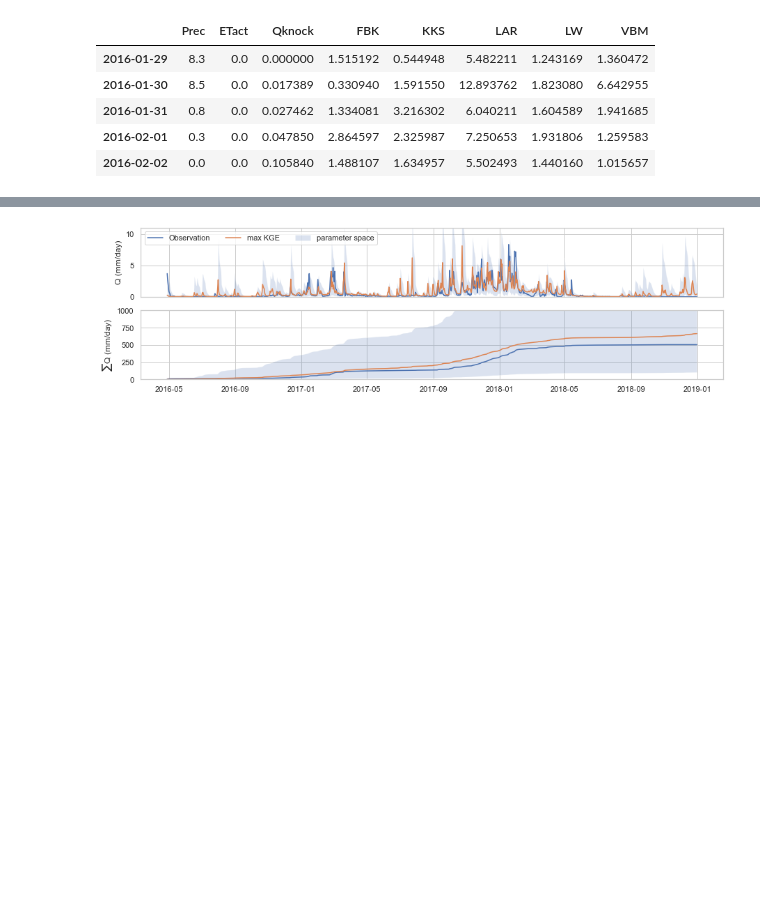
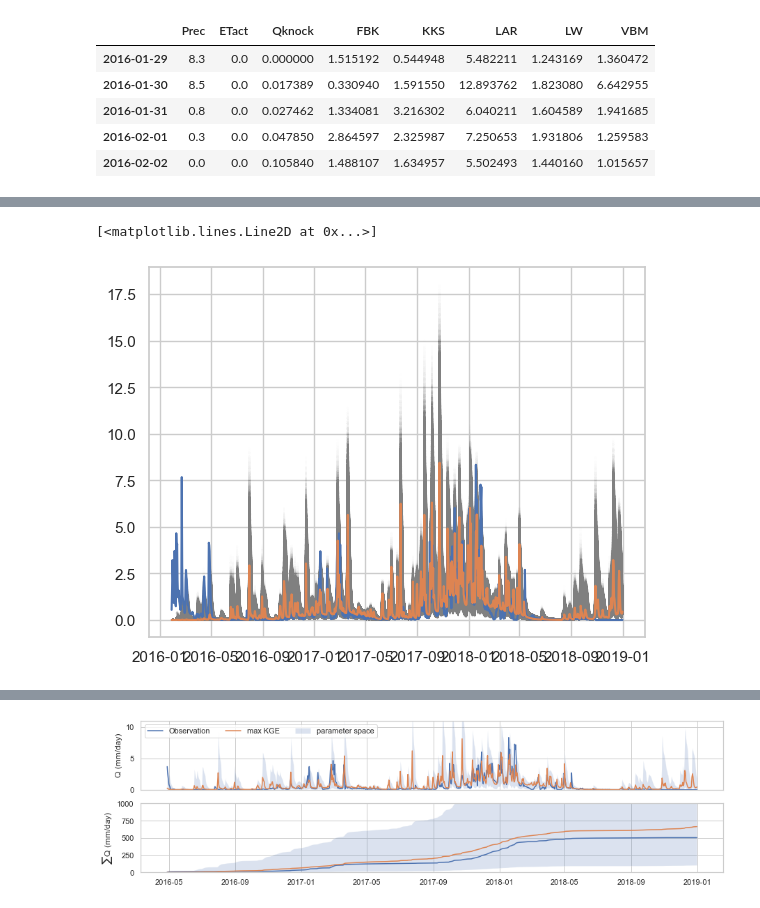
Before and after one commit to cojacoo/hydropedology_lab, a Jupyter notebook: spotpy/DREAM_pyGR4J_KKS.ipynb, the cells around one changed output, grey strips where cells are left out. Cells and saved outputs as stored; diff of their text form; code cells hidden in the pictures; blank space fills up the shorter version.

```diff
--- a/spotpy/DREAM_pyGR4J_KKS.ipynb
+++ b/spotpy/DREAM_pyGR4J_KKS.ipynb
@@ -14,8 +17,8 @@ import pyGR4J as pG
 # %%
-norderney = pd.read_csv('/Users/cojack/Documents/TUBS/RUINS/data/Climate/norderney_daily_16_18.csv',index_col=0)
+norderney = pd.read_csv('norderney_daily_16_18.csv',index_col=0)
 norderney.index = pd.to_datetime(norderney.index)
 #norderney.head()
 
-Q_darcy = pd.read_csv('/Users/cojack/Documents/TUBS/RUINS/data/1EVE_prozessdaten/Claudius_Notebooks/Q_gebiet/Q_darcy_m.csv',index_col=0)
+Q_darcy = pd.read_csv('Q_darcy_m.csv',index_col=0)
 Q_darcy.index = pd.to_datetime(Q_darcy.index)
 #Q_darcy.resample('1d').sum().head()
@@ -33,7 +52,8 @@ tsx.head()
 | 2016-02-01 | 0.3 | 0.0 | 0.047850 | 2.864597 | 2.325987 | 7.250653 | 1.931806 | 1.259583 |
 | 2016-02-02 | 0.0 | 0.0 | 0.105840 | 1.488107 | 1.634957 | 5.502493 | 1.440160 | 1.015657 |
 # %%
-params = [2.40757648942523E+002,-4.80310910679438E-003,4.60127227314395E+000,3.36467040247373E+000,0.9]
+#params = [2.40757648942523E+002,-4.80310910679438E-003,4.60127227314395E+000,3.36467040247373E+000,0.9]
+params = [100.,-0.101,0.1,5.,1.9]
 
 #set weights of lag function
 w1 = pG.tWeightsL1(params[3])
@@ -52,7 +75,7 @@ class spotpy_setup(object):
                        spotpy.parameter.Uniform('Ti',low=1.5 , high=7.5, optguess=3.36467040247373E+000), #Time parameter (days) for unit hydrographs
                        spotpy.parameter.Uniform('Spl',low=0.5 , high=0.99, optguess=0.9)
                        ]
-        self.evals = tsx.KKS.values
+        self.evals = tsx.FBK.values
 
     def parameters(self):
         return spotpy.parameter.generate(self.params)
@@ -150,23 +187,27 @@ for i in resDF.index:
     resDF.loc[i, 'R2'] = eval2(eval.values, resDF.iloc[i, cidx].values)[-3] ** 2
     resDF.loc[i, 'KGE'] = he.kge(resDF.iloc[i, cidx].values, eval.values)[0][0]
 # %%
-figsize(15, 4)
+#figsize(15, 4)
 #subplot(121)
+import matplotlib.pyplot as plt
 for i in np.arange(len(resDF)):
-    plot(eval.index, resDF.iloc[i, cidx].values, ':', c='gray', alpha=0.006)
-plot(eval.index, eval.values, label='Observation')
+    plt.plot(eval.index, resDF.iloc[i, cidx].values, ':', c='gray', alpha=0.006)
+plt.plot(eval.index, eval.values, label='Observation')
 #plot(eval.index, resDF.iloc[resDF['spearman_corr'].idxmax(), cidx].values, label='max spear')
-plot(eval.index, resDF.iloc[resDF['KGE'].idxmax(), cidx].values, label='max KGE')
+plt.plot(eval.index, resDF.iloc[resDF['KGE'].idxmax(), cidx].values, label='max KGE')
 
-plot(eval.index, resDF.iloc[resDF['like1'].idxmax(), cidx].values, label='max like')
+#plt.plot(eval.index, resDF.iloc[resDF['like1'].idxmax(), cidx].values, label='max like')
 #plot(eval.index, resDF.iloc[resDF['like1'].idxmin(), cidx].values, label='max like')
-legend()
+#legend()
 
 #subplot(122)
 #sns.distplot(eval.values, label='observed')
 # sns.distplot(resDF.iloc[resDF['spearman_corr'].idxmax(),14:-4].values,label='max spear')
 # sns.distplot(resDF.iloc[resDF['KGE'].idxmax(),14:-4].values,label='max KGE')
 
 #sns.distplot(resDF.iloc[resDF['like1'].idxmax(), cidx].values, label='max like')
 #sns.distplot(resDF.iloc[resDF['like1'].idxmin(), cidx].values, label='max like')
 #legend()
+# %% [output]
+[<matplotlib.lines.Line2D at 0x...>]
+[figure, added]
```
Also changed, not shown: parts of 10 cells of this notebook, 3 other files.
